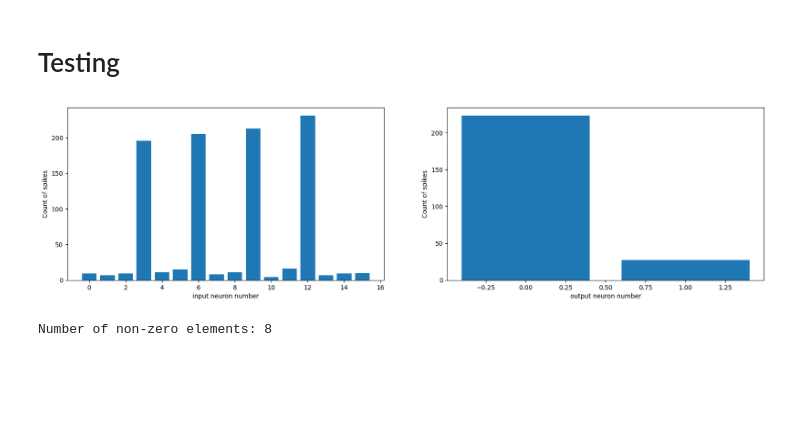
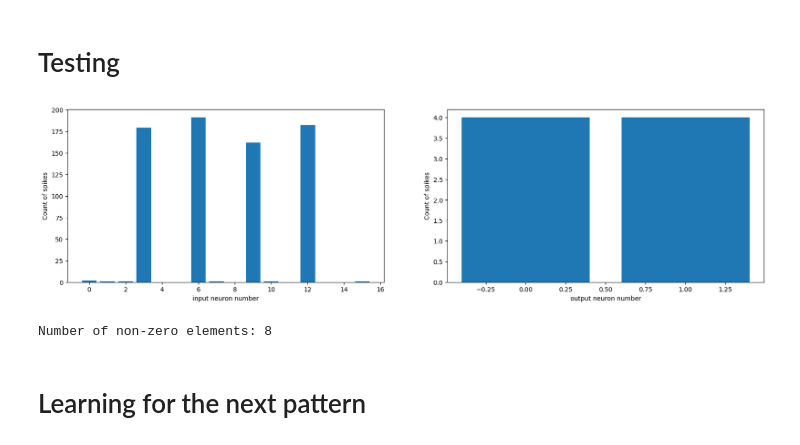
Before and after one commit to applevitya/lab, a Jupyter notebook: neuro_spike/simple_learning_model.ipynb, the cells around one changed output. Cells and saved outputs as stored; diff of their text form; code cells hidden in the pictures; blank space fills up the shorter version.

```diff
--- a/neuro_spike/simple_learning_model.ipynb
+++ b/neuro_spike/simple_learning_model.ipynb
@@ -45,14 +45,14 @@ normalized = (x-np.min(x))/float(np.max(x)-np.min(x))*50
 class LIFneuronConfig():
     def __init__(self,):
         self.R = 10 # resistance (k-Ohm)
-        self.C = 1 # capacitance (u-F)
+        self.C = 10 # capacitance (u-F)
 
-        self.v_thresh = 0.001
+        self.v_thresh = 0.0002
         self.v_spike = 1
         self.v_base = 0
 
         self.tau_m = self.R*self.C # time constant (msec)
-        self.refracTime = 0.11 # refractory time (msec)
+        self.refracTime = 0.2 # refractory time (msec)
         self.initRefrac = 0
 
         self.noise_amp = 0
@@ -150,7 +150,7 @@ def count_spikes(array):
 ### time range
 # %%
 #time series
-T = 500 #ms
+T = 200 #ms
 dt = 0.1
 time = np.arange(0,T+dt,dt)
 
@@ -211,7 +211,7 @@ def Poisson_generator(time,dt,rate, n, myseed=False):
 out_pixels = 2 # numbers of output neurons
 
 #time series
-T = 250 #ms
+T = 200 #ms
 dt = 0.1
 time = np.arange(0,T+dt,dt)
 
@@ -221,7 +221,7 @@ W = read_dataset()
 
 in_spikes = np.empty(shape=(x_pixel**2,len(time)))
 for i in range(x_pixel*x_pixel):
-  in_spikes[i]=Poisson_generator(T,dt,30+x[i],1)
+  in_spikes[i]=Poisson_generator(T,dt,10+x[i],1)
 
 out_spikes = np.zeros(shape=(out_pixels,len(time)))
 
@@ -234,9 +234,9 @@ for i in range(out_pixels):
 def rl(t):
 
 	if t>=0:
-		return -0.8*np.exp(-float(t)/5)
+		return -0.4*np.exp(-float(t)/8)
 	if t<0:
-		return 1.5*np.exp(float(t)/5)
+		return 0.6*np.exp(float(t)/8)
 
 
 #STDP weight update rule
@@ -272,17 +272,17 @@ for t in range(len(time)):
           v += neu.v_spike
           neu.initRefrac = t + neu.refracTime
           v = neu.v_base
-          neu.v_thresh += 0.001
+          neu.v_thresh += 0.0001
           break
 
         neu.vprev = v
 
     for i in range(x_pixel*x_pixel):
-      for t1 in range(-1,5,-1):
+      for t1 in range(-1,10,-1):
         if 0<= t+t1<len(time):
           if in_spikes[i][t+t1]==1 and out_spikes[j][t] == 1:
             W[i][j] = update(W[i][j],t1)
-      for t1 in range(1,5,1):
+      for t1 in range(1,10,1):
         if 0<= t+t1<len(time):
           if in_spikes[i][t+t1]==1 and out_spikes[j][t] == 1:
             W[i][j] = update(W[i][j],t1)
@@ -315,7 +315,7 @@ plt.show()
 # %%
 in_spikes = np.empty(shape=(x_pixel**2,len(time)))
 for i in range(x_pixel*x_pixel):
-  in_spikes[i]=Poisson_generator(T,dt,10+x[i],1)
+  in_spikes[i]=Poisson_generator(T,dt,1+x[i],1)
 
 out_spikes = np.zeros(shape=(out_pixels,len(time)))
 
@@ -345,34 +345,34 @@ for t in range(len(time)):
           neu.num+=1
           out_spikes[j][t]= 1
           v += neu.v_spike
           neu.initRefrac = t + neu.refracTime
           v = neu.v_base
           #neu.v_thresh += 0.001
           break
 
         neu.vprev = v
 
 
   for j,neu in enumerate(out_neurons):
     if out_spikes[j][t] != 1:
       neu.vprev = neu.v_base
 
 
 in_counts = np.count_nonzero(in_spikes,axis = 1)
 out_counts = np.count_nonzero(out_spikes, axis=1)
 
 fig, (ax1, ax2) = plt.subplots(1, 2, figsize=(20, 5))
 ax1.bar(range(in_spikes.shape[0]), in_counts)
 ax1.set_xlabel("input neuron number")
 ax1.set_ylabel("Count of spikes")
 
 ax2.bar(range(out_spikes.shape[0]), out_counts)
 ax2.set_xlabel("output neuron number")
 ax2.set_ylabel("Count of spikes")
 
 plt.show()
 # %% [output]
-[figure, old version]
+[figure, new version]
 # %%
 W_old = read_dataset()
 # %%
@@ -416,3 +416,5 @@ def spikes_graph(in_array):
     ax.set_title('Vertical Striped Graph')
 
     plt.show()
+# %% [markdown]
+# Learning for the next pattern
```
Also changed, not shown: parts of 8 cells of this notebook, 5 other files.
